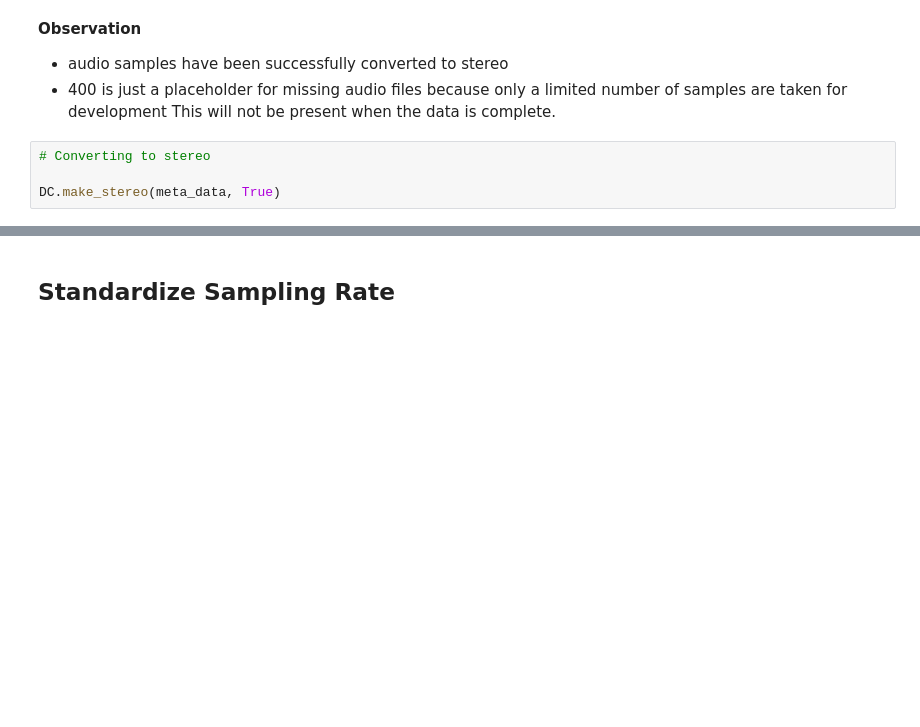
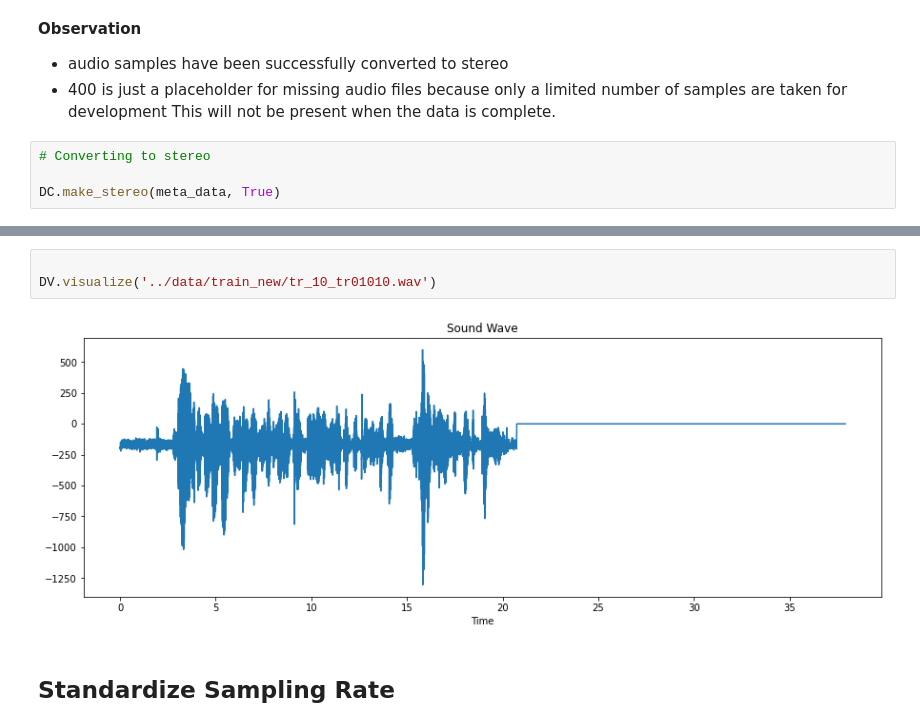
Before and after one commit to Micky373/speech_to_text, a Jupyter notebook: notebooks/preprocessing.ipynb, the cells around one changed output, grey strips where cells are left out. Drawn from its saved outputs; the diff is of its cells as text; blank space fills up the shorter version.

Commit message:
visualizing

```diff
--- a/notebooks/preprocessing.ipynb
+++ b/notebooks/preprocessing.ipynb
@@ -198,6 +198,11 @@ the parameters are:  _wave_params(nchannels=2, sampwidth=2, framerate=44100, nfr
 | 100 | በ ኮምፒውተር ሳይንስ ፎን ት ቴክኖሎጂ ለ ዶክትሬት ... | ../data/train/wav/tr_101_tr02001.wav | ../data/train_new/tr_101_tr02001.wav | 18.956916 | 2 |
 | 101 | የ ውሀው ዘርፍ ያለበት ን የ ፋይናንስ ችግር ለ መፍ... | ../data/train/wav/tr_102_tr02002.wav | ../data/train_new/tr_102_tr02002.wav | 18.956916 | 2 |
 | 102 | የ መንገደኞች ማስተናገጃ ህንጻው በ ሰአት እስከ ሶስ... | ../data/train/wav/tr_103_tr02003.wav | ../data/train_new/tr_103_tr02003.wav | 18.956916 | 2 |
+# %%
+
+DV.visualize('../data/train_new/tr_10_tr01010.wav')
+# %% [output]
+[figure, added]
 # %% [markdown]
 ## Standardize Sampling Rate
 # %%
```
